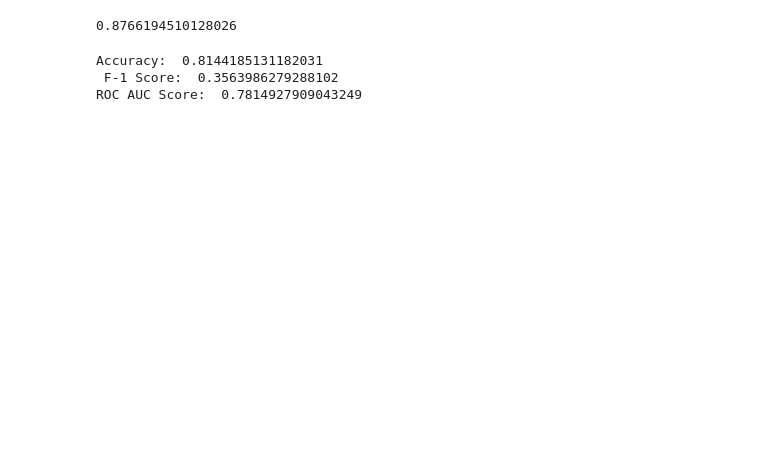
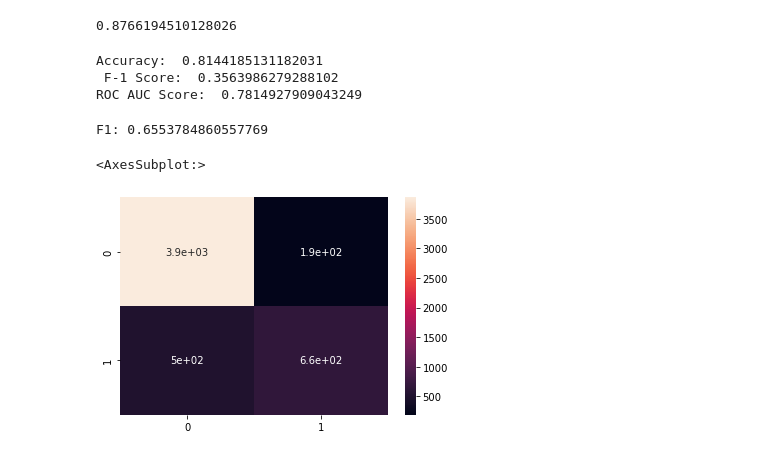
Before and after one commit to SidhST12/BSIP_Assignment_4_Students, a Jupyter notebook: asn4_start.ipynb, the cells around one changed output. Drawn from its saved outputs; the diff is of its cells as text; code cells hidden in the pictures; blank space fills up the shorter version.

```diff
--- a/asn4_start.ipynb
+++ b/asn4_start.ipynb
@@ -606,20 +610,24 @@ ROC AUC Score:  0.7814927909043249
 # %%
 #d_test = pd.read_csv("test.csv")
 
 ######################
 # Insert whatever you need to do to prep the data here.
 # It might be nothing if you have a big pipeline.
 # Ensure that at the end your data is in two arrays - xtest and ytest
 # Ensure the name of your final model is "model"
 # Each should contain the ENTIRE x or y dataset in the test data.
 #
 # This part should be reusable - any dataset in this format should just run
 # and generate predictions and accuracy stats.
 # Please DO NOT do any train-test splitting here.
 #######################
 
 # This should work once you're done, as is.
 # uncomment the stuff below when ready to run.
-#print("F1:",f1_score(ytest, prediction_labels))
-#conf_matrix = confusion_matrix(ytest, prediction_labels)
-#sns.heatmap(conf_matrix, annot=True)
+print("F1:",f1_score(y_test,y_pred))
+conf_matrix = confusion_matrix(y_test, y_pred)
+sns.heatmap(conf_matrix, annot=True)
+# %% [output]
+F1: 0.6553784860557769
+<AxesSubplot:>
+[figure, added]
```
Also changed, not shown: parts of 4 cells of this notebook.
